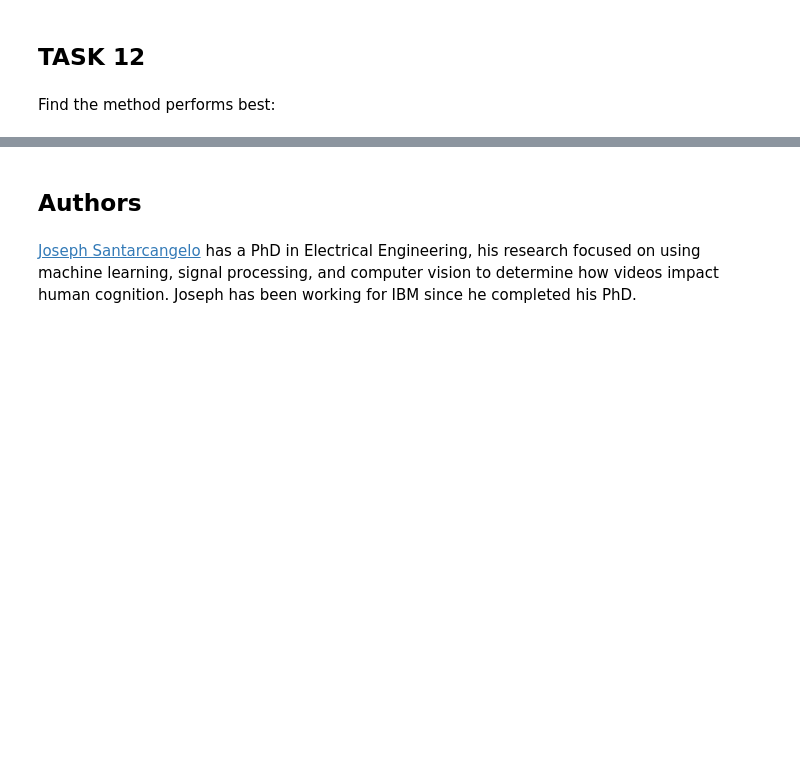
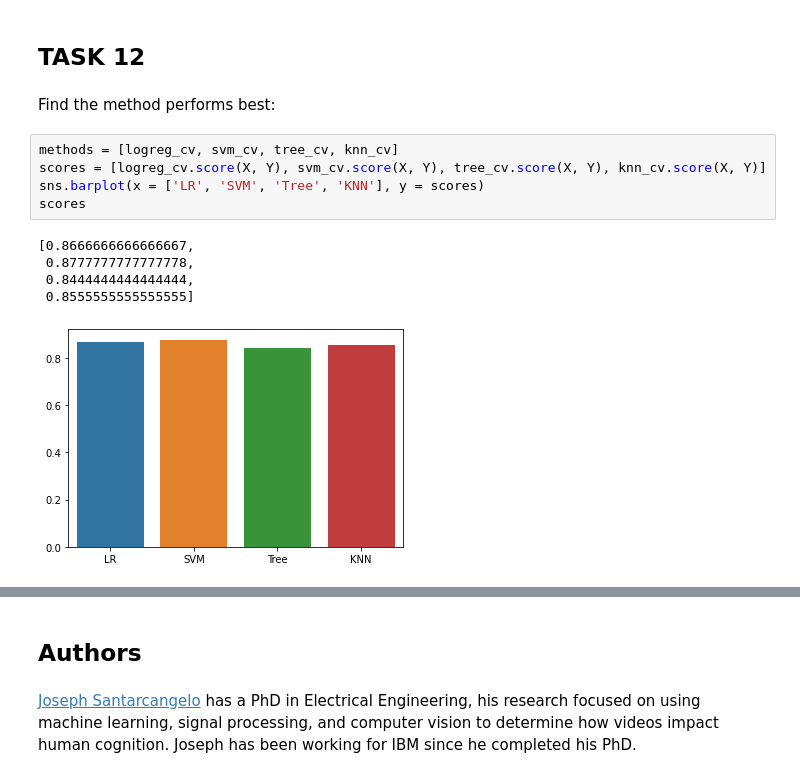
Before and after one commit to mzhang43/IBM-DataSci-Capstone-Notebooks, a Jupyter notebook: Capstone machine learning.ipynb, the cells around one changed output, grey strips where cells are left out. Cells and saved outputs as stored; diff of their text form; blank space fills up the shorter version.

```diff
--- a/Capstone machine learning.ipynb
+++ b/Capstone machine learning.ipynb
@@ -336,3 +335,14 @@ plot_confusion_matrix(Y_test,yhat)
 ## TASK  12
 # %% [markdown]
 Find the method performs best:
+# %%
+methods = [logreg_cv, svm_cv, tree_cv, knn_cv]
+scores = [logreg_cv.score(X, Y), svm_cv.score(X, Y), tree_cv.score(X, Y), knn_cv.score(X, Y)]
+sns.barplot(x = ['LR', 'SVM', 'Tree', 'KNN'], y = scores)
+scores
+# %% [output]
+[0.8666666666666667,
+ 0.8777777777777778,
+ 0.8444444444444444,
+ 0.8555555555555555]
+[figure, added]
```
Also changed, not shown: parts of 6 cells of this notebook.
